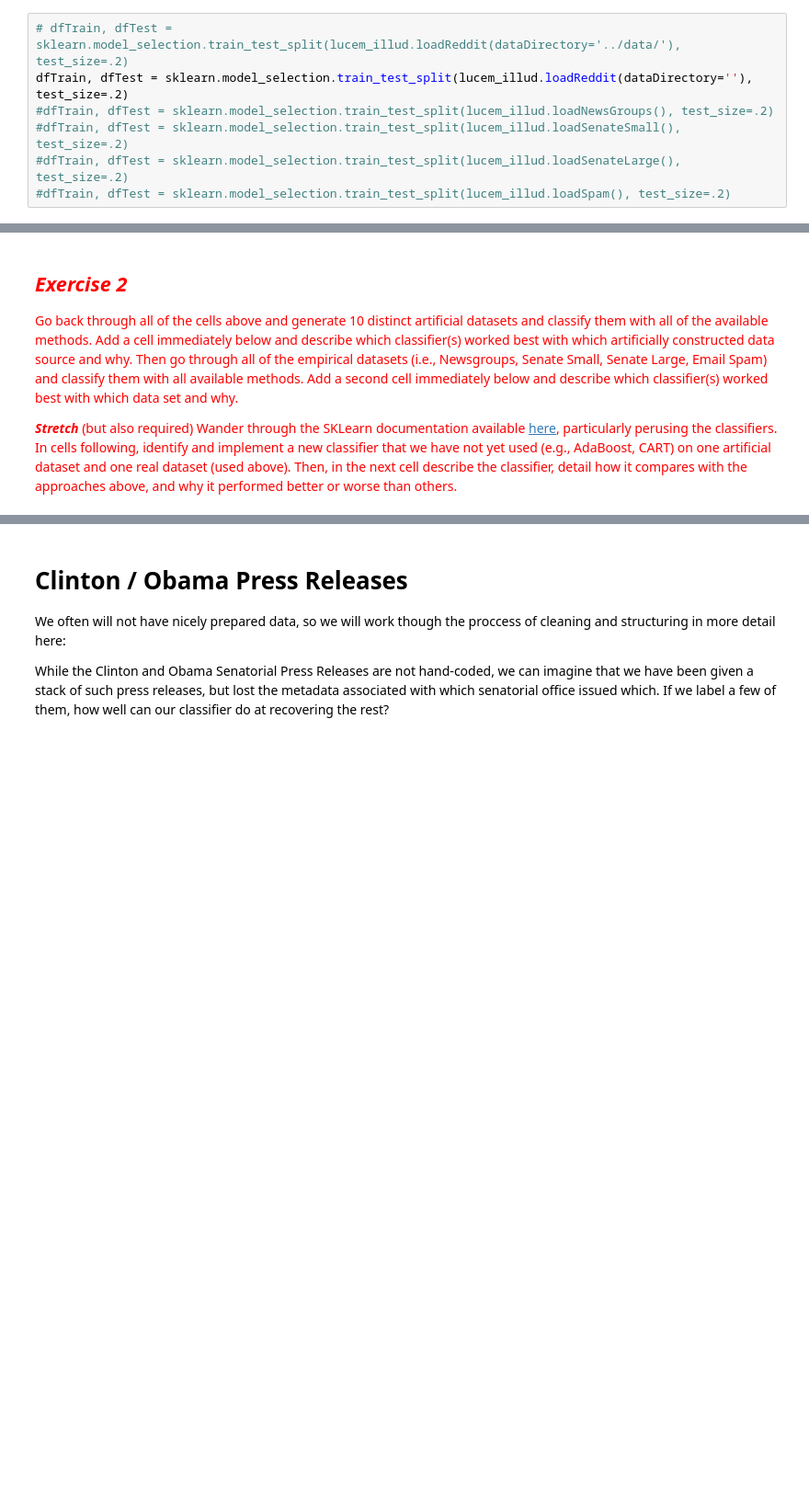
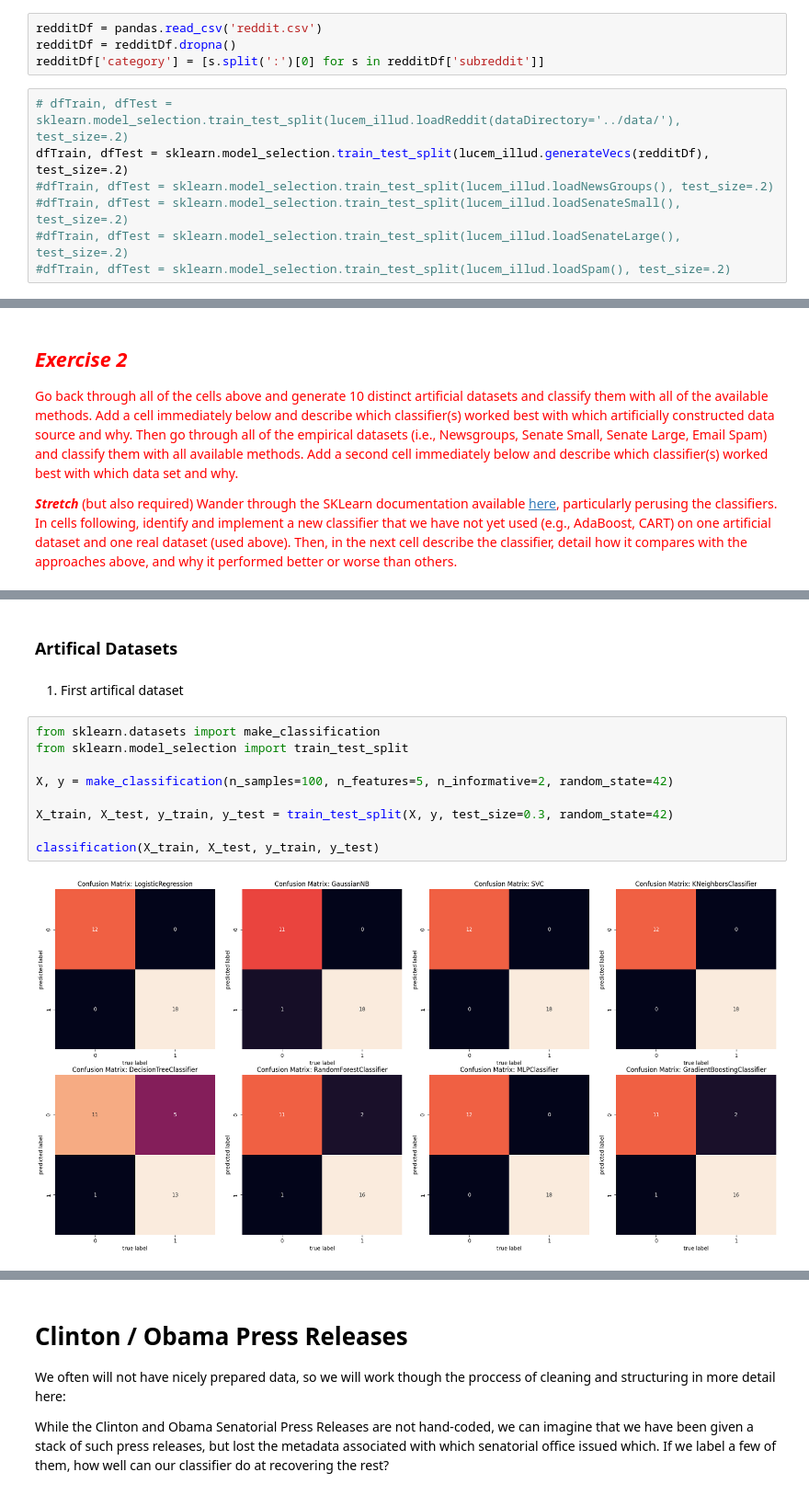
Before and after one commit to cty20010831/SOCI-40133-Computational-Content-Analysis, a Jupyter notebook: week 5/5-Classifying-Meanings-and-Documents.ipynb, the cells around one changed output, grey strips where cells are left out. Shown at 92% size. Cells and saved outputs as stored; diff of their text form; blank space fills up the shorter version.

```diff
--- a/week 5/5-Classifying-Meanings-and-Documents.ipynb
+++ b/week 5/5-Classifying-Meanings-and-Documents.ipynb
@@ -562,9 +630,13 @@ Available data sets include:
 + Emails classified as Spam or Ham
 
 Note that if you're on Google Colab and have not `git clone`ed the [class repo](https://github.com/UChicago-Computational-Content-Analysis/Homework-Notebooks-2024-Winter), you can set a `dataDirectory=` parameter in the loadReddit function to match the data folder path on Colab.
+# %%
+redditDf = pandas.read_csv('reddit.csv')
+redditDf = redditDf.dropna()
+redditDf['category'] = [s.split(':')[0] for s in redditDf['subreddit']]
 # %%
 # dfTrain, dfTest = sklearn.model_selection.train_test_split(lucem_illud.loadReddit(dataDirectory='../data/'), test_size=.2)
-dfTrain, dfTest = sklearn.model_selection.train_test_split(lucem_illud.loadReddit(dataDirectory=''), test_size=.2)
+dfTrain, dfTest = sklearn.model_selection.train_test_split(lucem_illud.generateVecs(redditDf), test_size=.2)
 #dfTrain, dfTest = sklearn.model_selection.train_test_split(lucem_illud.loadNewsGroups(), test_size=.2)
 #dfTrain, dfTest = sklearn.model_selection.train_test_split(lucem_illud.loadSenateSmall(), test_size=.2)
 #dfTrain, dfTest = sklearn.model_selection.train_test_split(lucem_illud.loadSenateLarge(), test_size=.2)
@@ -610,0 +796,15 @@ lucem_illud.plotregions(clf, dfTrain)
+# %% [markdown]
+### Artifical Datasets
+# %% [markdown]
+1. First artifical dataset
+# %%
+from sklearn.datasets import make_classification
+from sklearn.model_selection import train_test_split
+
+X, y = make_classification(n_samples=100, n_features=5, n_informative=2, random_state=42)
+
+X_train, X_test, y_train, y_test = train_test_split(X, y, test_size=0.3, random_state=42)
+
+classification(X_train, X_test, y_train, y_test)
+# %% [output]
+[figure, added]
```
Also changed, not shown: parts of 143 cells of this notebook.
